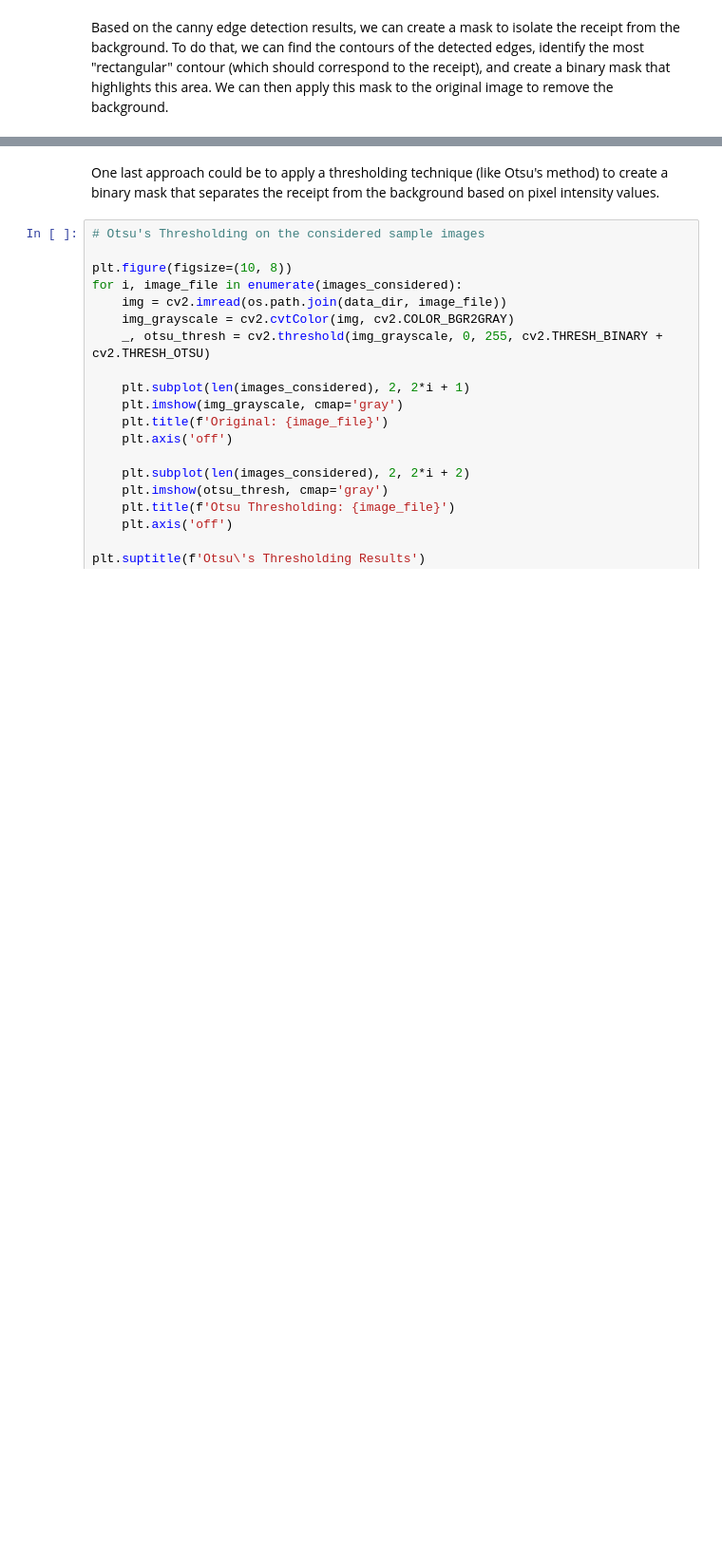
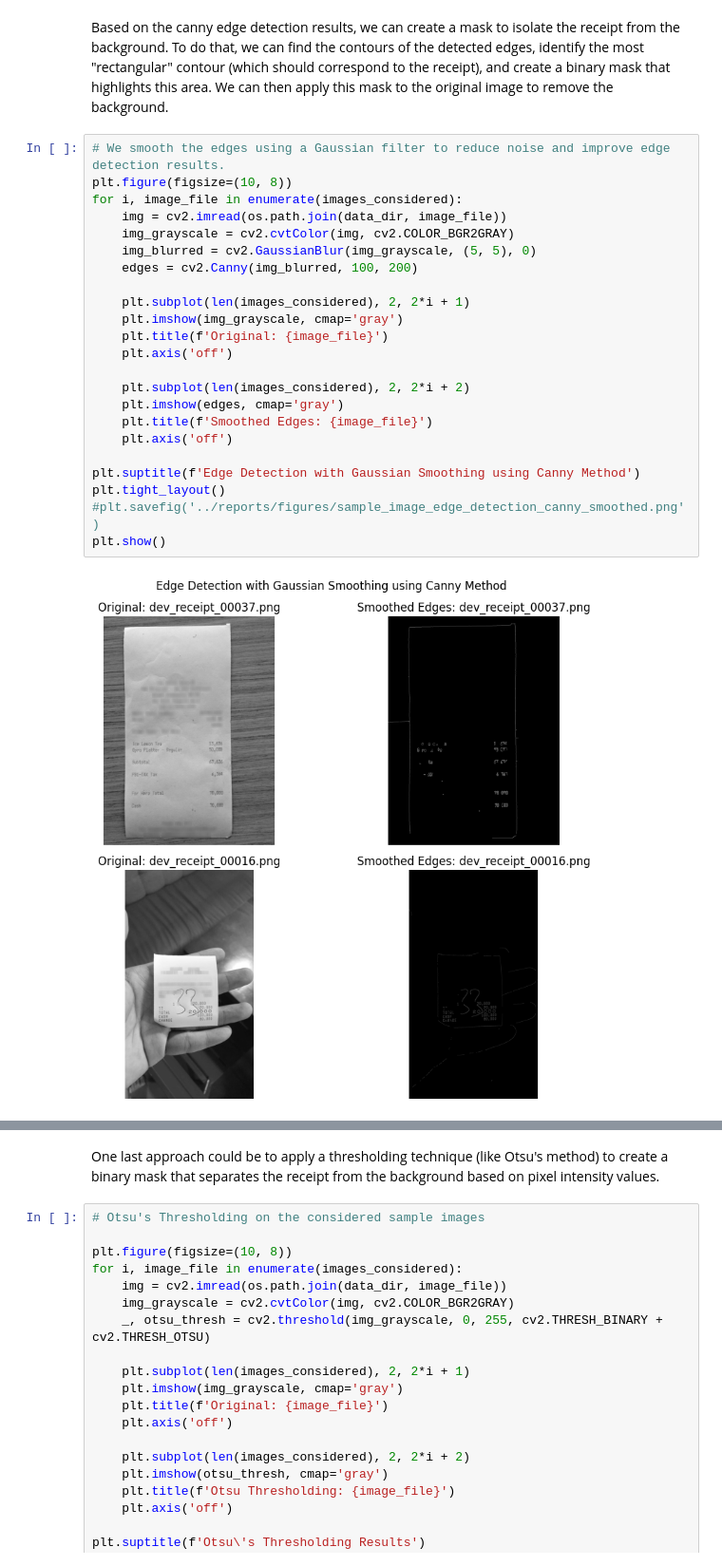
Before and after one commit to Gdeterline/Optical-Character-Recognition-for-Receipts, a Jupyter notebook: notebooks/exploratory_data_analysis.ipynb, the cells around one changed output, grey strips where cells are left out. Shown at 95% size. Saved outputs shown, nothing was run; the diff lists cells and outputs as text; blank space fills up the shorter version.

```diff
--- a/notebooks/exploratory_data_analysis.ipynb
+++ b/notebooks/exploratory_data_analysis.ipynb
@@ -205,2 +278,27 @@ plt.show()
 # %% [markdown]
 Based on the canny edge detection results, we can create a mask to isolate the receipt from the background. To do that, we can find the contours of the detected edges, identify the most "rectangular" contour (which should correspond to the receipt), and create a binary mask that highlights this area. We can then apply this mask to the original image to remove the background.
+# %%
+# We smooth the edges using a Gaussian filter to reduce noise and improve edge detection results.
+plt.figure(figsize=(10, 8))
+for i, image_file in enumerate(images_considered):
+    img = cv2.imread(os.path.join(data_dir, image_file))
+    img_grayscale = cv2.cvtColor(img, cv2.COLOR_BGR2GRAY)
+    img_blurred = cv2.GaussianBlur(img_grayscale, (5, 5), 0)
+    edges = cv2.Canny(img_blurred, 100, 200)
+
+    plt.subplot(len(images_considered), 2, 2*i + 1)
+    plt.imshow(img_grayscale, cmap='gray')
+    plt.title(f'Original: {image_file}')
+    plt.axis('off')
+
+    plt.subplot(len(images_considered), 2, 2*i + 2)
+    plt.imshow(edges, cmap='gray')
+    plt.title(f'Smoothed Edges: {image_file}')
+    plt.axis('off')
+
+plt.suptitle(f'Edge Detection with Gaussian Smoothing using Canny Method')
+plt.tight_layout()
+#plt.savefig('../reports/figures/sample_image_edge_detection_canny_smoothed.png')
+plt.show()
+# %% [output]
+[figure, added]
```
Also changed, not shown: parts of 9 cells of this notebook.
